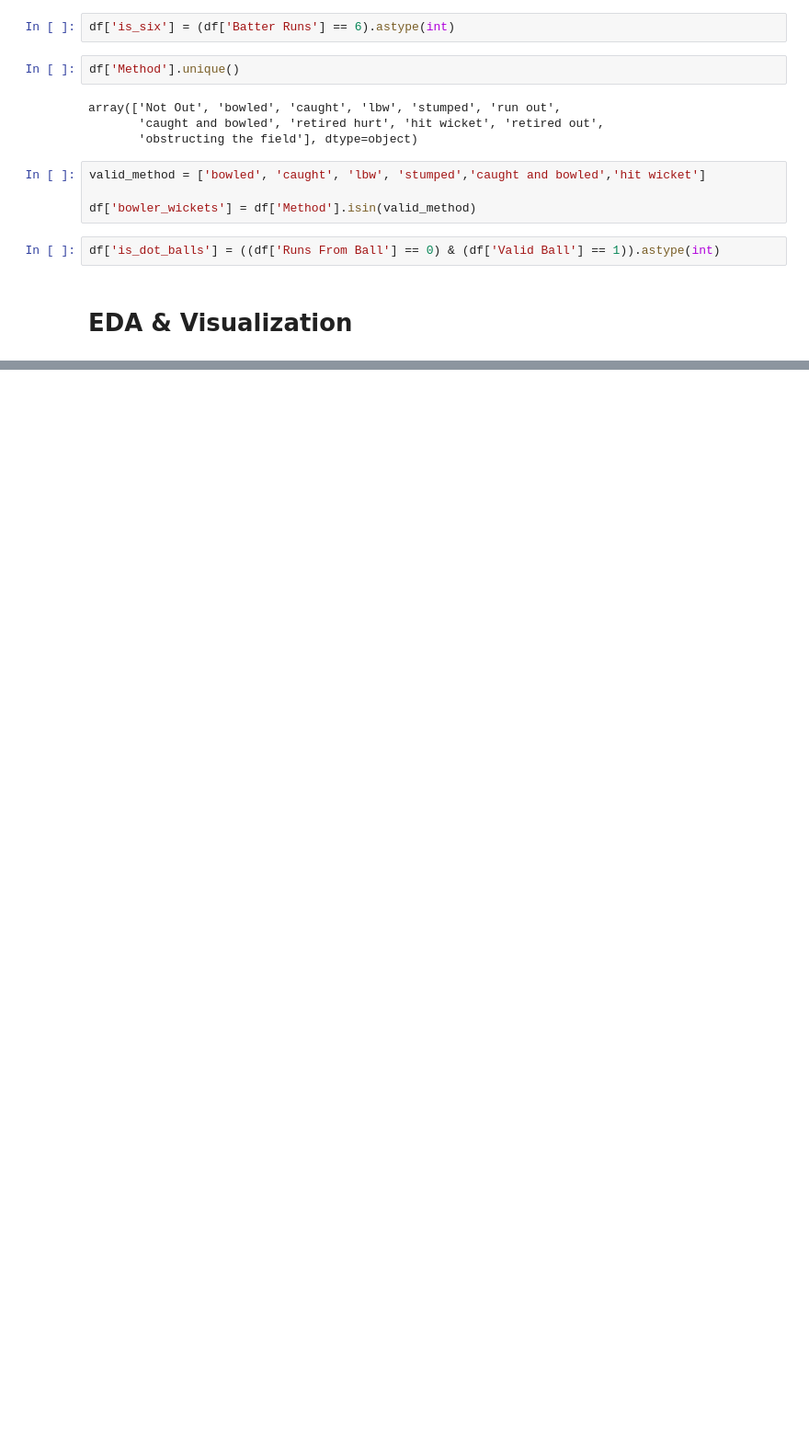
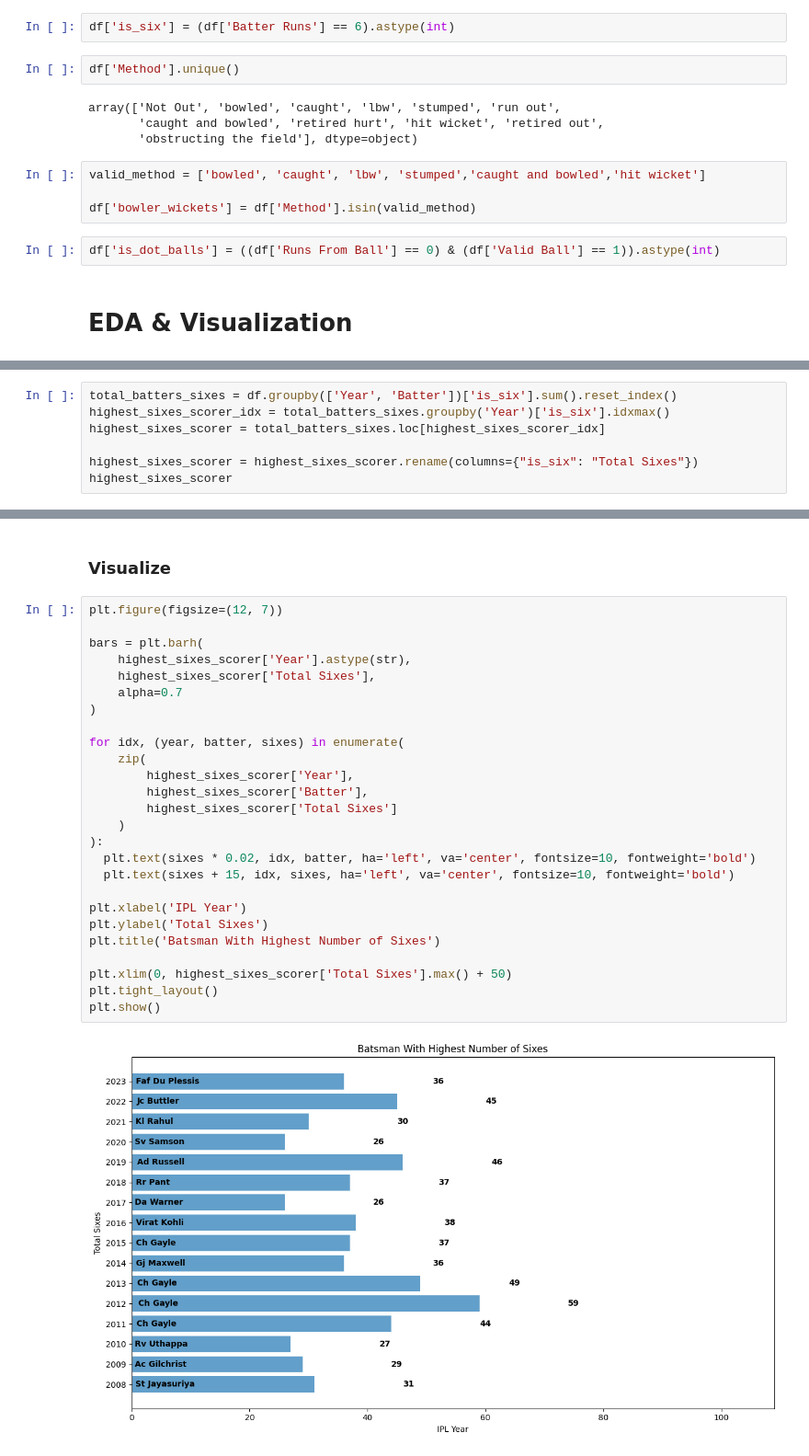
Before and after one commit to Sujil75/Data-Analytics-Practices, a Jupyter notebook: IPL_Data_EDA.ipynb, the cells around one changed output, grey strips where cells are left out. Shown at 92% size. Cells and saved outputs as stored; diff of their text form; blank space fills up the shorter version.

Commit message:
Added EDA for totak sixex scorer

```diff
--- a/IPL_Data_EDA.ipynb
+++ b/IPL_Data_EDA.ipynb
@@ -524,0 +532,7 @@ plt.show()
+# %%
+total_batters_sixes = df.groupby(['Year', 'Batter'])['is_six'].sum().reset_index()
+highest_sixes_scorer_idx = total_batters_sixes.groupby('Year')['is_six'].idxmax()
+highest_sixes_scorer = total_batters_sixes.loc[highest_sixes_scorer_idx]
+
+highest_sixes_scorer = highest_sixes_scorer.rename(columns={"is_six": "Total Sixes"})
+highest_sixes_scorer
@@ -524,0 +557,30 @@ plt.show()
+# %% [markdown]
+### Visualize
+# %%
+plt.figure(figsize=(12, 7))
+
+bars = plt.barh(
+    highest_sixes_scorer['Year'].astype(str),
+    highest_sixes_scorer['Total Sixes'],
+    alpha=0.7
+)
+
+for idx, (year, batter, sixes) in enumerate(
+    zip(
+        highest_sixes_scorer['Year'],
+        highest_sixes_scorer['Batter'],
+        highest_sixes_scorer['Total Sixes']
+    )
+):
+  plt.text(sixes * 0.02, idx, batter, ha='left', va='center', fontsize=10, fontweight='bold')
+  plt.text(sixes + 15, idx, sixes, ha='left', va='center', fontsize=10, fontweight='bold')
+
+plt.xlabel('IPL Year')
+plt.ylabel('Total Sixes')
+plt.title('Batsman With Highest Number of Sixes')
+
+plt.xlim(0, highest_sixes_scorer['Total Sixes'].max() + 50)
+plt.tight_layout()
+plt.show()
+# %% [output]
+[figure, added]
```
Also changed, not shown: parts of 8 cells of this notebook.
